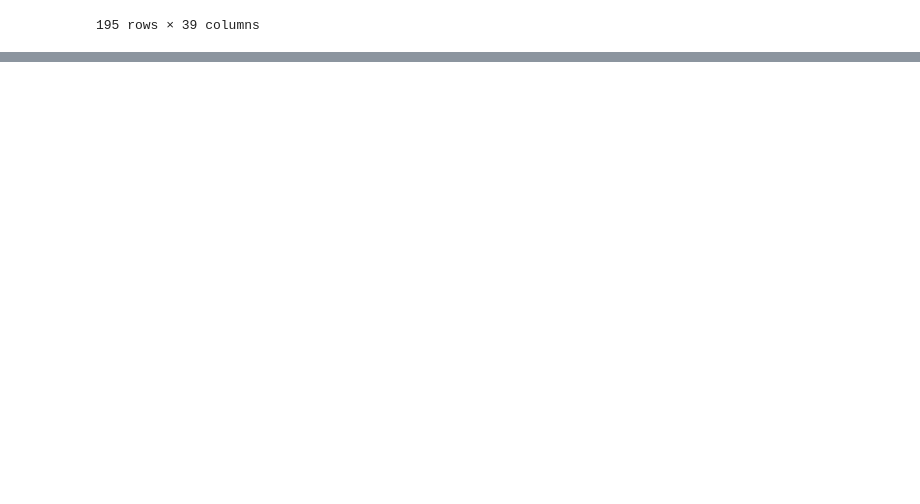
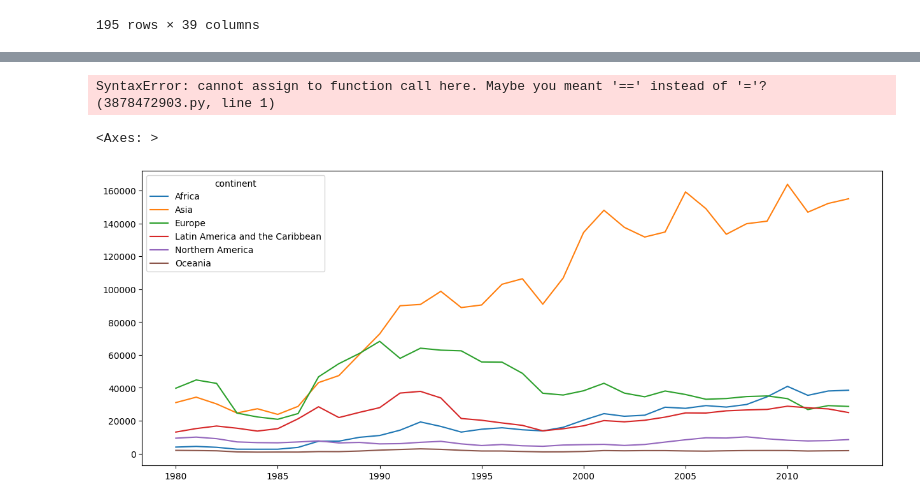
Before and after one commit to muskan-student/pythondata-analytics, a Jupyter notebook: pandas.ipynb, the cells around one changed output, grey strips where cells are left out. Drawn from its saved outputs; the diff is of its cells as text; code cells hidden in the pictures; blank space fills up the shorter version.

Commit message:
groupby in pandas

```diff
--- a/pandas.ipynb
+++ b/pandas.ipynb
@@ -492,0 +583,3 @@ pf
+# %%
+continent_pf = pf.groupby(by = 'continent')[years].sum()
+sns.heatmap(continent_pf,cmap= 'coolwarm')
@@ -492,0 +589,11 @@ pf
+# %%
+country_pf.head(10) = pf.groupby(by = 'country')[years].sum()
+sns.heatmap(country_pf.head(10),cmap = 'coolwarm')
+# %% [output]
+SyntaxError: cannot assign to function call here. Maybe you meant '==' instead of '='? (3878472903.py, line 1)
+# %%
+fig,ax = plt.subplots(figsize = (15,6))
+sns.lineplot(data = continent_pf.T,dashes = False)
+# %% [output]
+<Axes: >
+[figure, added]
```
Also changed, not shown: parts of 19 cells of this notebook, 3 other files.
